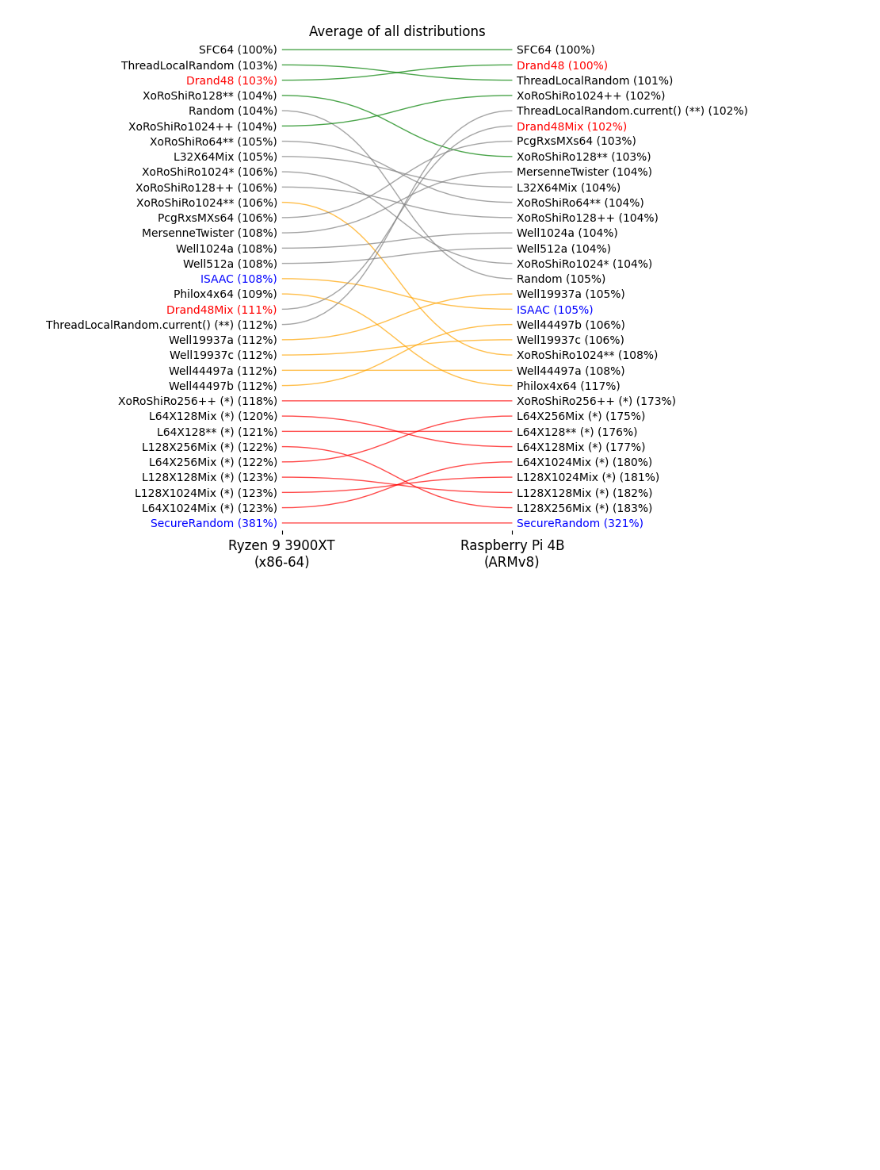
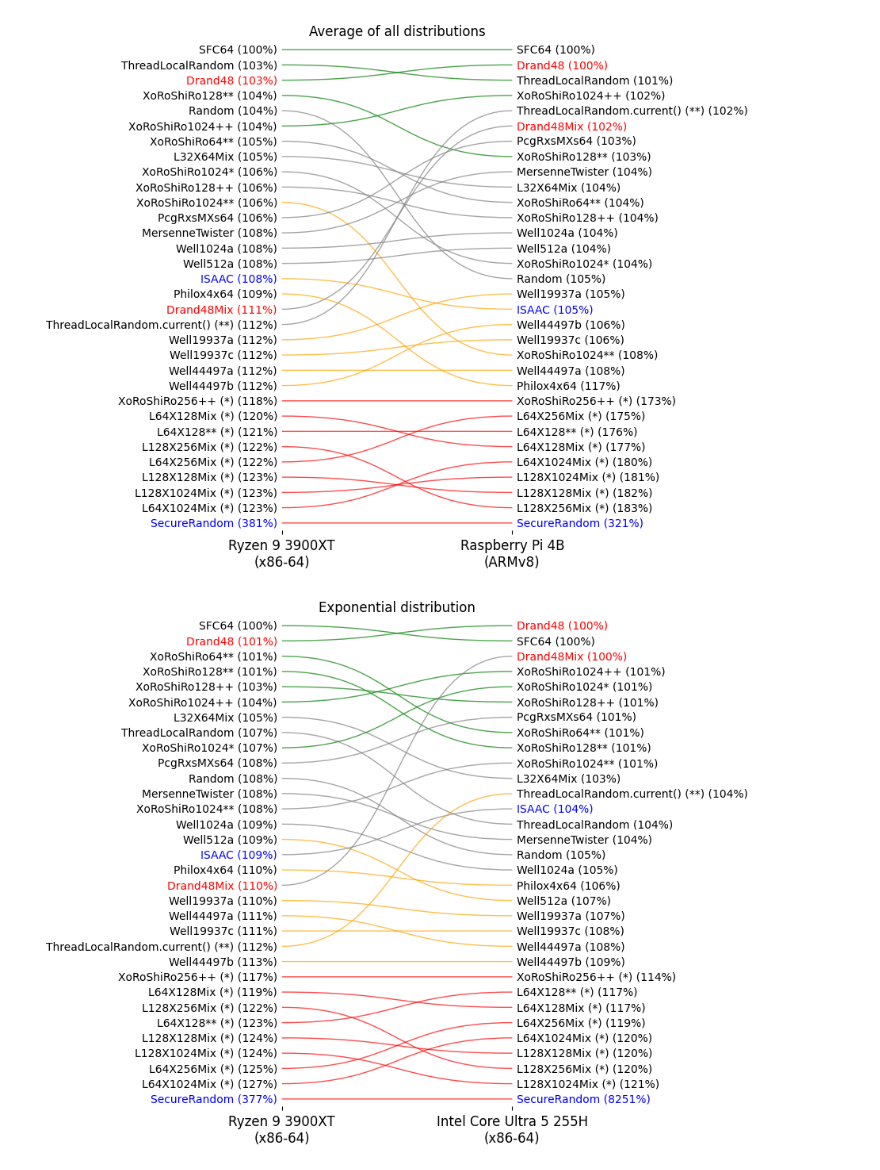
Before and after one commit to A-Herzog/PRNG-DES-Benchmarks, a Jupyter notebook: Results1Platforms.ipynb, the cells around one changed output. Drawn from its saved outputs; the diff is of its cells as text; code cells hidden in the pictures; blank space fills up the shorter version.

Commit message:
Added Intel performance results

```diff
--- a/Results1Platforms.ipynb
+++ b/Results1Platforms.ipynb
@@ -9,3 +11,20 @@ import matplotlib.patches as patches
+# %%
+# AMD Ryzen 9 3900XT, Windows 25H2 /  Intel Core Ultra 5 255H (Arrow Lake), NUC 15 Pro, Kubuntu 26.04
+amd_intel = {"input": [
+    {"name": "Exponential distribution", "file_ryzen": "statistics/results1Exp.txt", "file_other": "statistics/results1Exp-intel.txt"},
+    {"name": "Log-normal distribution", "file_ryzen": "statistics/results1Log.txt", "file_other": "statistics/results1Log-intel.txt"},
+    {"name": "Gamma distribution", "file_ryzen": "statistics/results1Gamma.txt", "file_other": "statistics/results1Gamma-intel.txt"},
+    {"name": "Triangular distribution", "file_ryzen": "statistics/results1Triangular.txt", "file_other": "statistics/results1Triangular-intel.txt"},
+    {"name": "Poisson distribution", "file_ryzen": "statistics/results1Poisson.txt", "file_other": "statistics/results1Poisson-intel.txt"},
+    {"name": "Geometric distribution", "file_ryzen": "statistics/results1Geometric.txt", "file_other": "statistics/results1Geometric-intel.txt"},
+], "platform_other": "Intel Core Ultra 5 255H\n(x86-64)"}
+
+# AMD Ryzen 9 3900XT, Windows 25H2 /  Raspberry Pi 4B
+amd_arm = {"input": [
+    {"name": "Exponential distribution", "file_ryzen": "statistics/results1Exp.txt", "file_other": "statistics/results1Exp-raspberrypi.txt"},
+    {"name": "Log-normal distribution", "file_ryzen": "statistics/results1Log.txt", "file_other": "statistics/results1Log-raspberrypi.txt"},
+    {"name": "Triangular distribution", "file_ryzen": "statistics/results1Triangular.txt", "file_other": "statistics/results1Triangular-raspberrypi.txt"},
+], "platform_other": "Raspberry Pi 4B\n(ARMv8)"}
 # %% [markdown]
 ## Load and process data
 # %%
@@ -100,7 +128,7 @@ def gen_full_name(generator):
 # %% [markdown]
 ## Generate diagram
 # %%
-def build_diagram(df_merged, fastest_time_ryzen, fastest_time_raspi, title):
+def build_diagram(df_merged, fastest_time_ryzen, fastest_time_other, title, label_other_platform):
     # For the diagram: left x position = 0, right x position = 1
     x_left, x_right = 0, 1
 
@@ -109,13 +137,13 @@ def build_diagram(df_merged, fastest_time_ryzen, fastest_time_raspi, title):
     for _, row in df_merged.iterrows():
         # Get data for generator
         time_left = round(row["time_ryzen"] / fastest_time_ryzen * 100)
-        time_right = round(row["time_raspi"] / fastest_time_raspi * 100)
+        time_right = round(row["time_other"] / fastest_time_other * 100)
         y_left = row["rank_ryzen"]
-        y_right = row["rank_raspi"]
+        y_right = row["rank_other"]
         gen = row["generator"]
 
         # Average rank (for color of connection line)
-        average_rank = (row["rank_raspi"] + row["rank_ryzen"]) / (len(df_merged) * 2)
+        average_rank = (row["rank_other"] + row["rank_ryzen"]) / (len(df_merged) * 2)
         if average_rank < 0.25:
             color = "green"
         elif average_rank < 0.50:
@@ -146,7 +174,7 @@ def build_diagram(df_merged, fastest_time_ryzen, fastest_time_raspi, title):
     ax.invert_yaxis()  # Rang 1 at top
 
     ax.set_xticks([x_left, x_right])
-    ax.set_xticklabels(["Ryzen 9 3900XT\n(x86-64)", "Raspberry Pi 4B\n(ARMv8)"], fontsize=12)
+    ax.set_xticklabels(["Ryzen 9 3900XT\n(x86-64)", label_other_platform], fontsize=12)
 
     ax.set_yticks([])  # no y axis labels
 
@@ -158,4 +186,14 @@ def build_diagram(df_merged, fastest_time_ryzen, fastest_time_raspi, title):
     ax.set_title(title)
 
     return fig
+
+
+def build_diagram_from_rec(rec, label_other_platform):
+    return build_diagram(
+        rec["df_merged"],
+        rec["fastest_time_ryzen"],
+        rec["fastest_time_other"],
+        rec["name"],
+        label_other_platform
+    )
 # %%
@@ -189,2 +223,8 @@ fig = build_diagram(rec["df_merged"], rec["fastest_time_ryzen"], rec["fastest_ti
 # %% [output]
 [figure]
+# %%
+fig = build_diagram_from_rec(amd_intel["input"][0], amd_intel["platform_other"])
+
+# fig.savefig("plot1platforms-Intel-Exp.png", format="png", bbox_inches='tight', pad_inches=0)
+# %% [output]
+[figure, added]
```
Also changed, not shown: parts of 15 cells of this notebook, 21 other files.
